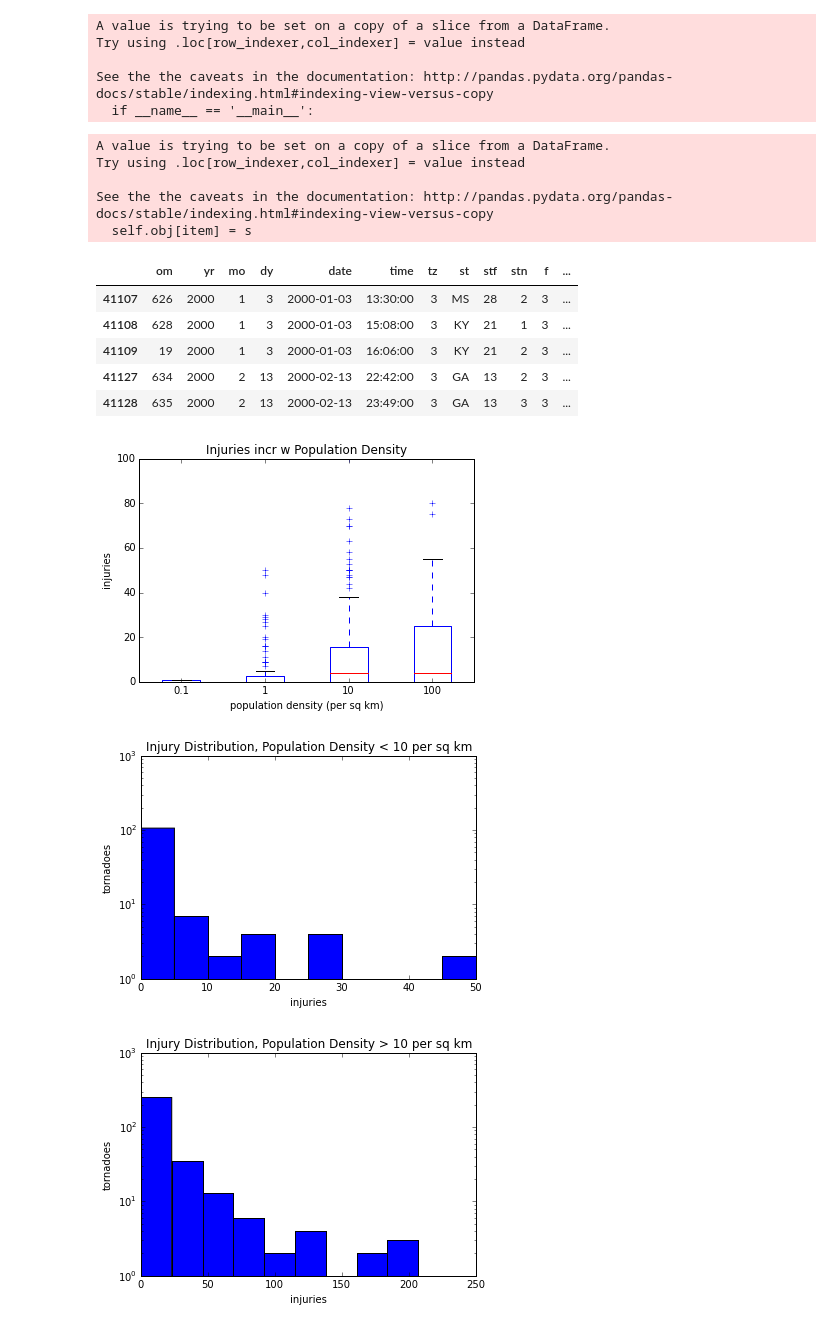
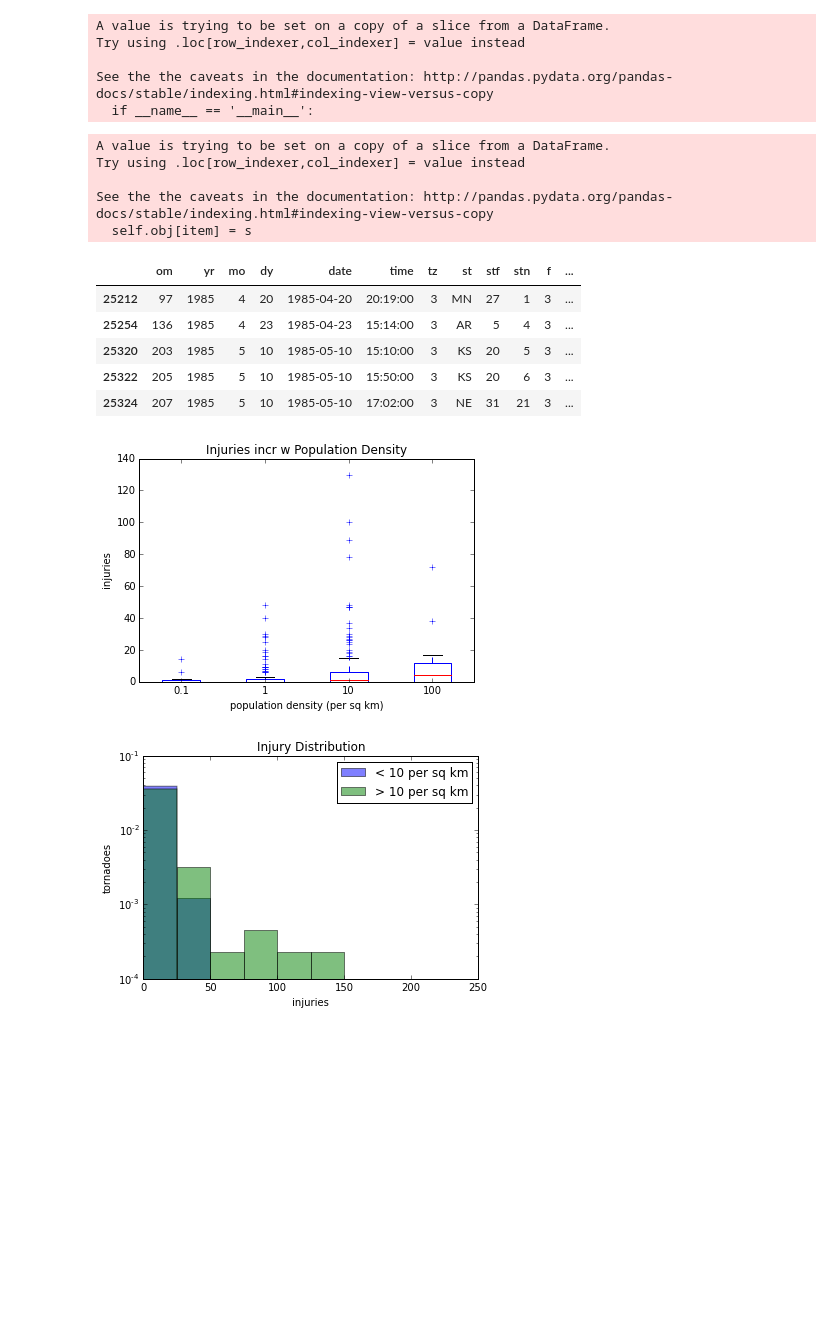
Before and after one commit to lgarrison/AM207-Twister, a Jupyter notebook: injurymodelling-stephen.ipynb, the cells around one changed output. Saved outputs shown, nothing was run; the diff lists cells and outputs as text; code cells hidden in the pictures; blank space fills up the shorter version.

Commit message:
Added state and year factors to injury modelling

```diff
--- a/injurymodelling-stephen.ipynb
+++ b/injurymodelling-stephen.ipynb
@@ -8,6 +9,6 @@ import pystan
 # %%
-torndata = pd.read_csv('1950-2014_torn.csv', header=None)
-torndata.columns = ['om', 'yr', 'mo', 'dy', 'date', 'time', 'tz', 'st', 'stf', 'stn', 'f', 'inj', 'fat', 'loss', 'closs', 'slat', 'slon', 'elat', 'elon', 'len', 'wid', 'ns', 'sn', 'sg', 'f1', 'f2', 'f3', 'f4']
+torndata = pd.read_csv('AM207-Twister/1950-2014_torn.warnings.csv', header=None)
+torndata.columns = ['om', 'yr', 'mo', 'dy', 'date', 'time', 'tz', 'st', 'stf', 'stn', 'f', 'inj', 'fat', 'loss', 'closs', 'slat', 'slon', 'elat', 'elon', 'len', 'wid', 'ns', 'sn', 'sg', 'f1', 'f2', 'f3', 'f4', 'touchdown', 'has_warning', 'has_watch', 'warning_time']
 torndata.head()
 # %% [output]
 |  | om | yr | mo | dy | date | time | tz | st | stf | stn | f | ... |
@@ -28,0 +20,5 @@ torndatasel.head()
+# %%
+states_used = ['MT','WY','CO','ND','SD','NE','KS','OK','MN','IA','MO','AR']
+torndatasel = torndata[(torndata['sn'] == 1) & (torndata['yr'] >= 1985) & (torndata['f'] == 3) &
+                       torndata['st'].isin(states_used)]
+torndatasel.head()
@@ -89,32 +92,27 @@ Try using .loc[row_indexer,col_indexer] = value instead
 See the the caveats in the documentation: http://pandas.pydata.org/pandas-docs/stable/indexing.html#indexing-view-versus-copy
   self.obj[item] = s
 |  | om | yr | mo | dy | date | time | tz | st | stf | stn | f | ... |
-| 41107 | 626 | 2000 | 1 | 3 | 2000-01-03 | 13:30:00 | 3 | MS | 28 | 2 | 3 | ... |
-| 41108 | 628 | 2000 | 1 | 3 | 2000-01-03 | 15:08:00 | 3 | KY | 21 | 1 | 3 | ... |
-| 41109 | 19 | 2000 | 1 | 3 | 2000-01-03 | 16:06:00 | 3 | KY | 21 | 2 | 3 | ... |
-| 41127 | 634 | 2000 | 2 | 13 | 2000-02-13 | 22:42:00 | 3 | GA | 13 | 2 | 3 | ... |
-| 41128 | 635 | 2000 | 2 | 13 | 2000-02-13 | 23:49:00 | 3 | GA | 13 | 3 | 3 | ... |
+| 25212 | 97 | 1985 | 4 | 20 | 1985-04-20 | 20:19:00 | 3 | MN | 27 | 1 | 3 | ... |
+| 25254 | 136 | 1985 | 4 | 23 | 1985-04-23 | 15:14:00 | 3 | AR | 5 | 4 | 3 | ... |
+| 25320 | 203 | 1985 | 5 | 10 | 1985-05-10 | 15:10:00 | 3 | KS | 20 | 5 | 3 | ... |
+| 25322 | 205 | 1985 | 5 | 10 | 1985-05-10 | 15:50:00 | 3 | KS | 20 | 6 | 3 | ... |
+| 25324 | 207 | 1985 | 5 | 10 | 1985-05-10 | 17:02:00 | 3 | NE | 31 | 21 | 3 | ... |
 # %%
 plt.boxplot([(torndatasel[np.log10(torndatasel['pop_dens'].values) // 1 == y])['inj'].values for y in [-7, -6, -5, -4]])
-plt.ylim((0,100))
 plt.xlabel('population density (per sq km)')
 plt.ylabel('injuries')
 plt.xticks([1,2,3,4],[0.1,1,10,100])
 plt.title('Injuries incr w Population Density')
 plt.show()
 # %% [output]
-[figure, old version]
+[figure, new version]
 # %%
-plt.hist(torndatasel[torndatasel['pop_dens'] < 1e-5]['inj'].values, log=True)
+plt.hist(torndatasel[torndatasel['pop_dens'] < 1e-5]['inj'].values, log=True, label='< 10 per sq km', alpha=0.5, range=(0,250), normed=True)
+plt.hist(torndatasel[torndatasel['pop_dens'] > 1e-5]['inj'].values, log=True, label='> 10 per sq km', alpha=0.5, range=(0,250), normed=True)
 plt.xlabel('injuries')
 plt.ylabel('tornadoes')
-plt.title('Injury Distribution, Population Density < 10 per sq km')
+plt.title('Injury Distribution')
+plt.legend()
 plt.show()
-plt.hist(torndatasel[torndatasel['pop_dens'] > 1e-5]['inj'].values, log=True)
-plt.xlabel('injuries')
-plt.ylabel('tornadoes')
-plt.title('Injury Distribution, Population Density > 10 per sq km')
-plt.show()
 # %% [output]
-[figure, old version]
+[figure, new version]
-[figure, removed]
```
Also changed, not shown: parts of 25 cells of this notebook.
